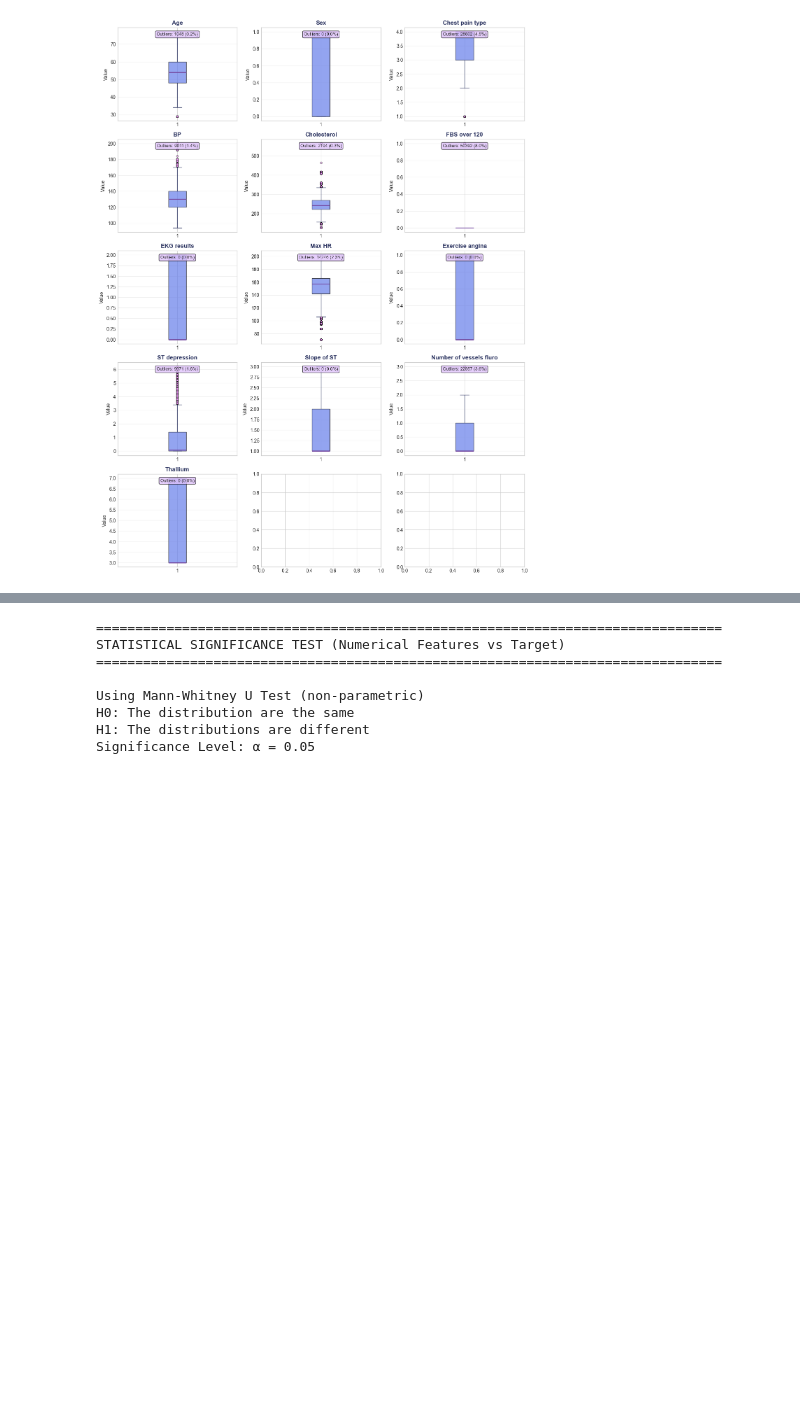
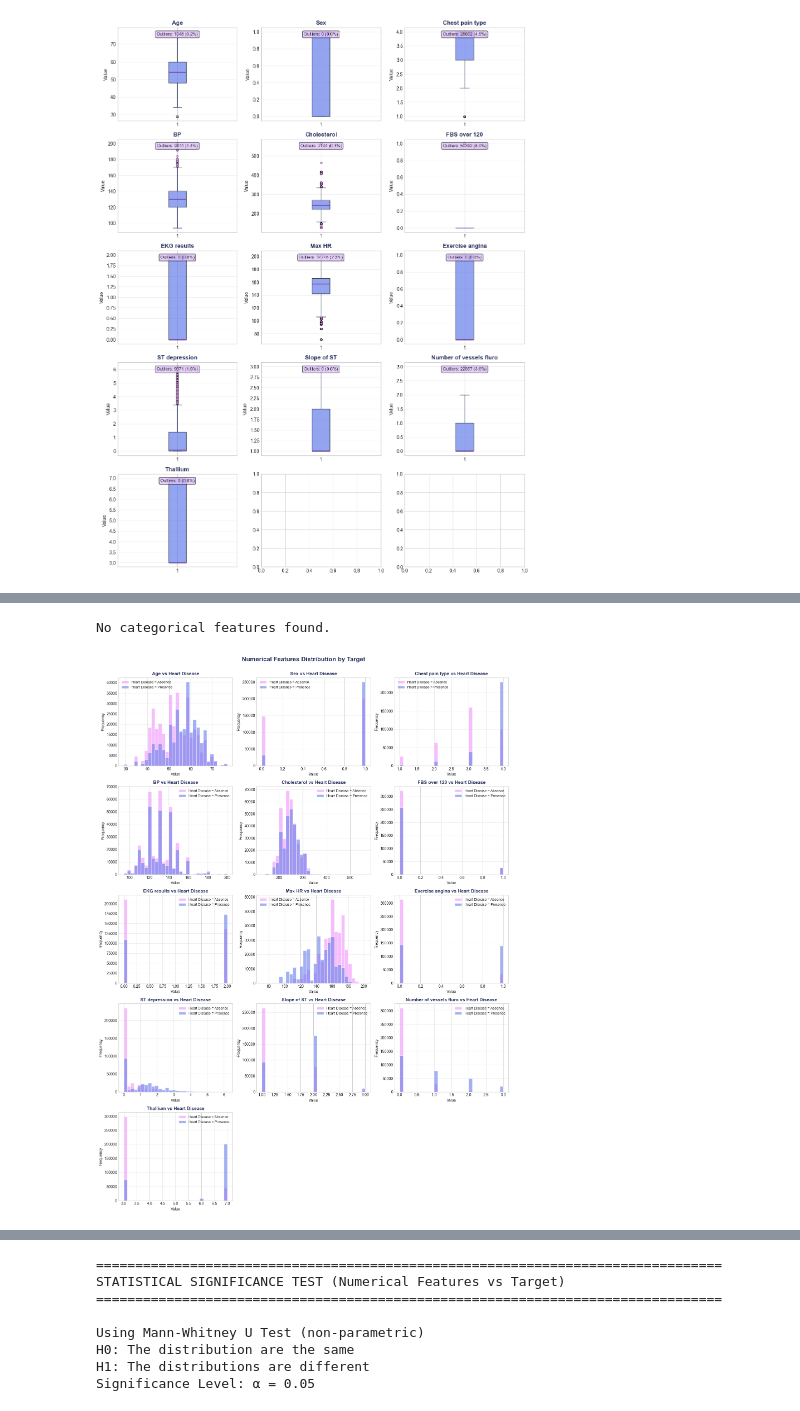
Before and after one commit to Choi-Juno/KagglePractice, a Jupyter notebook: playground-s6-e2.ipynb, the cells around one changed output, grey strips where cells are left out. Cells and saved outputs as stored; diff of their text form; code cells hidden in the pictures; blank space fills up the shorter version.

```diff
--- a/playground-s6-e2.ipynb
+++ b/playground-s6-e2.ipynb
@@ -377,0 +387,62 @@ print("  • Kurtosis < 3: Light tails (fewer outliers)")
+# %%
+if len(CATS) > 0:
+    n_cols = 2
+    n_rows = (len(CATS) + n_cols - 1) // n_cols
+
+    fig, axes = plt.subplots(n_rows, n_cols, figsize=(14, 5 * n_rows))
+    if n_rows == 1:
+        axes = axes.reshape(1, -1)
+    axes = axes.flatten()
+
+    for i, col in enumerate(CATS):
+        cat_counts = train[col].value_counts().sort_index()
+
+        axes[i].bar(range(len(cat_counts)), cat_counts.values, color=GRADIENT[:len(cat_counts)],
+                   alpha=0.8, edgecolor='white', linewidth=2)
+        axes[i].set_xticks(range(len(cat_counts)))
+        axes[i].set_xticklabels(cat_counts.index, rotation=45, ha='right')
+        axes[i].set_title(f'{col}', fontsize=12, fontweight='bold', color=COLORS['dark'])
+        axes[i].set_ylabel('Count', fontsize=10)
+        axes[i].grid(axis='y', alpha=0.3)
+
+        for j, (label, count) in enumerate(cat_counts.items()):
+            pct = count / len(train) * 100
+            axes[i].text(j, count + len(train)*0.01, f'{count:,}\n({pct:.1f}%)',
+                        ha='center', va='bottom', fontsize=9)
+
+    for i in range(len(CATS), len(axes)):
+        axes[i].axis('off')
+
+    plt.suptitle('Distribution of Categorical Features - Train Dataset', fontsize=16, fontweight='bold', color=COLORS['dark'], y=1.002)
+    plt.tight_layout()
+    plt.show()
+else:
+    print("No categorical features found.")
+# %% [output]
+No categorical features found.
+# %%
+n_cols = 3
+n_rows = (len(NUMS) + n_cols - 1) // n_cols
+
+fig, axes = plt.subplots(n_rows, n_cols, figsize=(15, 4 * n_rows))
+axes = axes.flatten()
+
+for i, col in enumerate(NUMS):
+    for target_val in sorted(train[TARGET].unique()):
+        data = train[train[TARGET] == target_val][col]
+        axes[i].hist(data, bins=30, alpha=0.6, label=f'{TARGET} = {target_val}', color=COLORS['primary'] if target_val == train[TARGET].unique()[0] else COLORS['accent'], edgecolor='white')
+
+    axes[i].set_title(f'{col} vs {TARGET}', fontsize=12, fontweight='bold', color=COLORS['dark'])
+    axes[i].set_xlabel('Value', fontsize=10)
+    axes[i].set_ylabel("Frequency", fontsize=10)
+    axes[i].legend(fontsize=9)
+    axes[i].grid(axis='y', alpha=0.3)
+
+for i in range(len(NUMS), len(axes)):
+    axes[i].axis('off')
+
+plt.suptitle("Numerical Features Distribution by Target", fontsize=16, fontweight='bold', color=COLORS['dark'], y=1.002)
+plt.tight_layout()
+plt.show()
+# %% [output]
+[figure, added]
```
Also changed, not shown: parts of 16 cells of this notebook.
